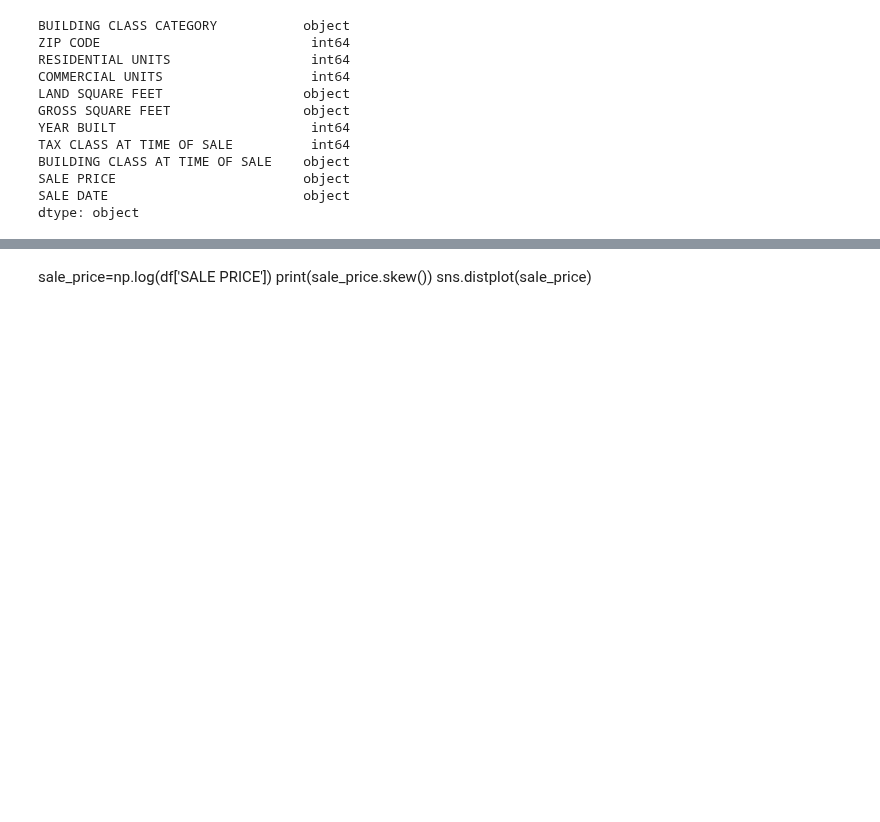
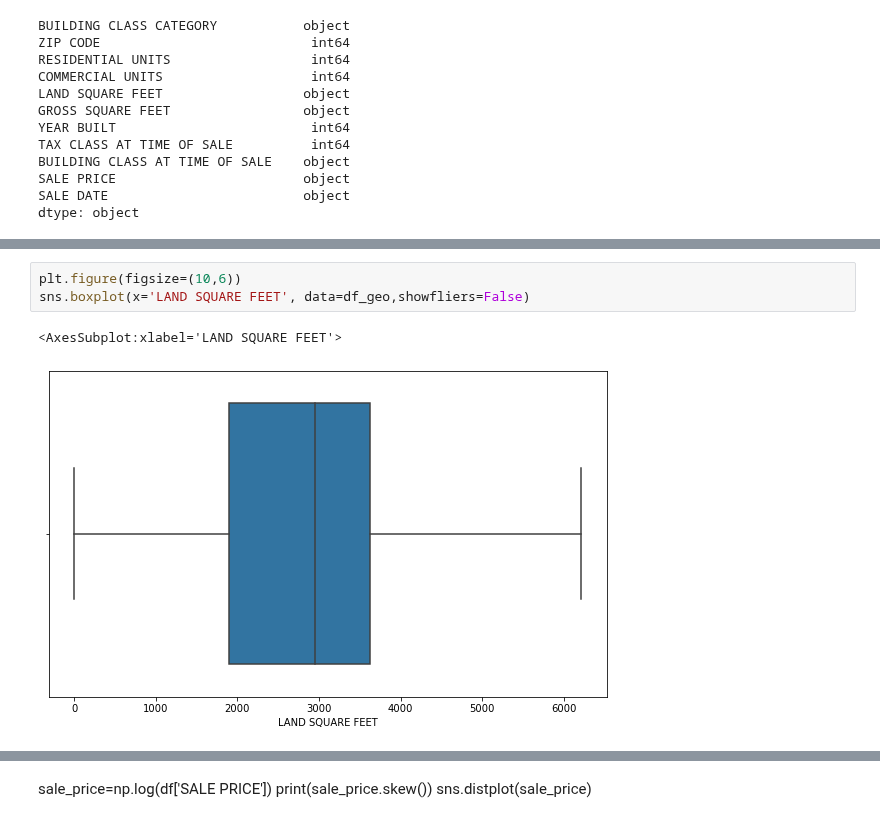
Before and after one commit to Gaukhar-ai/for_my_Thinkful_work, a Jupyter notebook: capstone/Real_Estate_sale_price_prediction_NYC.ipynb, the cells around one changed output, grey strips where cells are left out. Saved outputs shown, nothing was run; the diff lists cells and outputs as text; blank space fills up the shorter version.

```diff
--- a/capstone/Real_Estate_sale_price_prediction_NYC.ipynb
+++ b/capstone/Real_Estate_sale_price_prediction_NYC.ipynb
@@ -254,0 +360,6 @@ sns.distplot(df['SALE PRICE'])
+# %%
+plt.figure(figsize=(10,6))
+sns.boxplot(x='LAND SQUARE FEET', data=df_geo,showfliers=False)
+# %% [output]
+<AxesSubplot:xlabel='LAND SQUARE FEET'>
+[figure, added]
```
Also changed, not shown: parts of 111 cells of this notebook.
